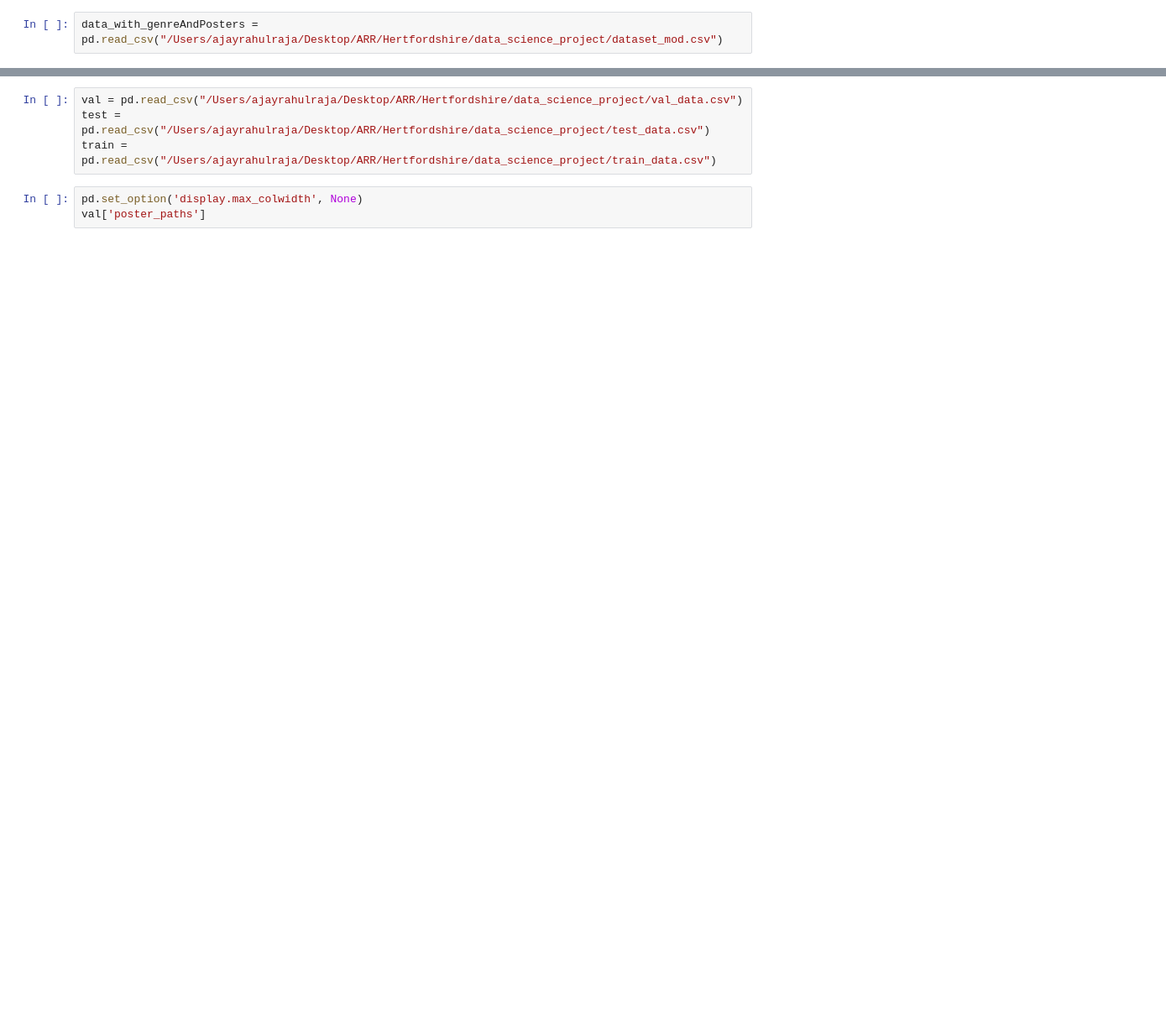
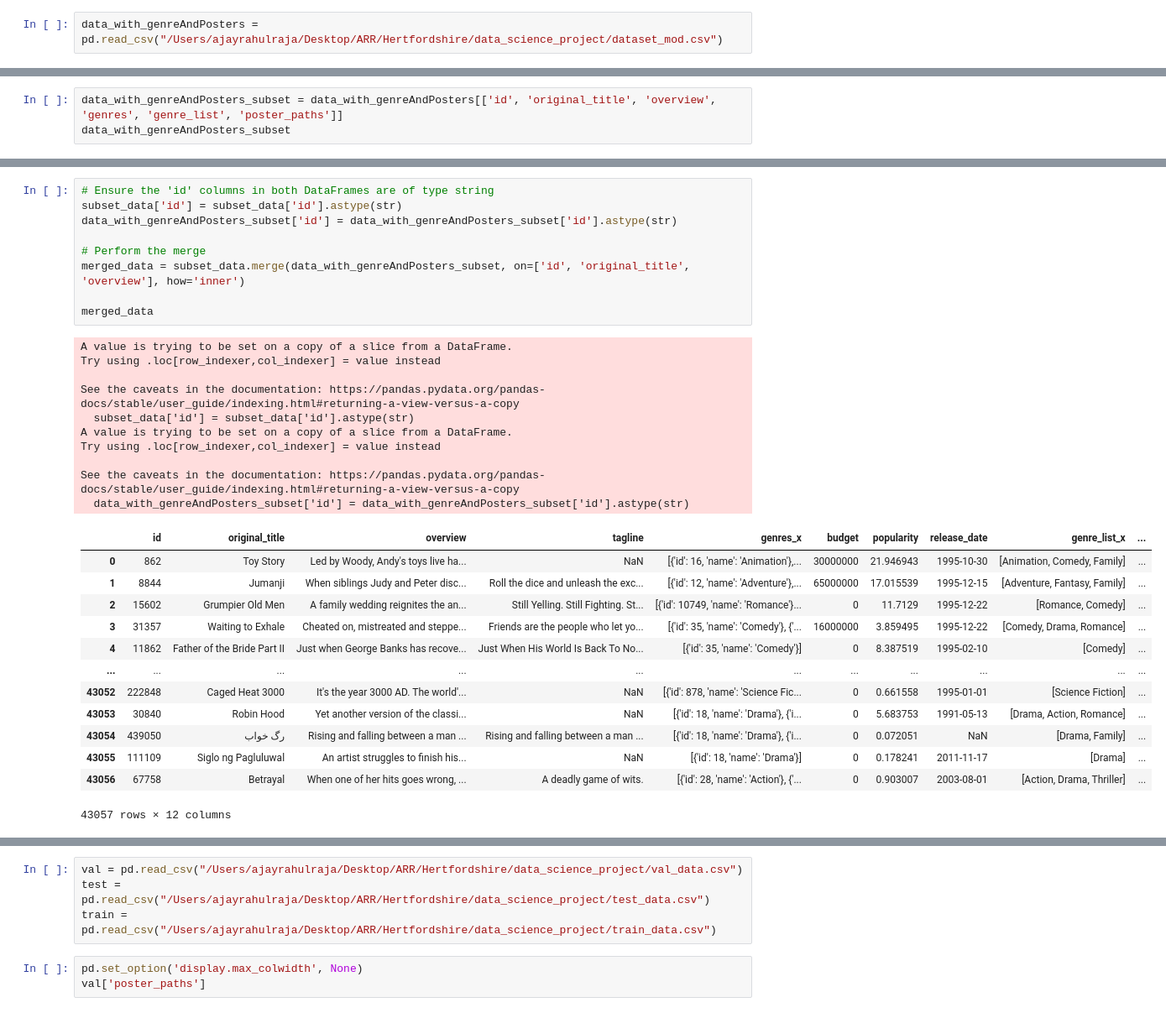
Before and after one commit to AjayRahulRaja/data_science_project, a Jupyter notebook: preprocessing.ipynb, the cells around one changed output, grey strips where cells are left out. Shown at 84% size. Cells and saved outputs as stored; diff of their text form; blank space fills up the shorter version.

```diff
--- a/preprocessing.ipynb
+++ b/preprocessing.ipynb
@@ -470,0 +447,3 @@ data_with_genreAndPosters
+# %%
+data_with_genreAndPosters_subset = data_with_genreAndPosters[['id', 'original_title', 'overview', 'genres', 'genre_list', 'poster_paths']]
+data_with_genreAndPosters_subset
@@ -470,0 +480,33 @@ data_with_genreAndPosters
+# %%
+# Ensure the 'id' columns in both DataFrames are of type string
+subset_data['id'] = subset_data['id'].astype(str)
+data_with_genreAndPosters_subset['id'] = data_with_genreAndPosters_subset['id'].astype(str)
+
+# Perform the merge
+merged_data = subset_data.merge(data_with_genreAndPosters_subset, on=['id', 'original_title', 'overview'], how='inner')
+
+merged_data
+# %% [output]
+A value is trying to be set on a copy of a slice from a DataFrame.
+Try using .loc[row_indexer,col_indexer] = value instead
+
+See the caveats in the documentation: https://pandas.pydata.org/pandas-docs/stable/user_guide/indexing.html#returning-a-view-versus-a-copy
+  subset_data['id'] = subset_data['id'].astype(str)
+A value is trying to be set on a copy of a slice from a DataFrame.
+Try using .loc[row_indexer,col_indexer] = value instead
+
+See the caveats in the documentation: https://pandas.pydata.org/pandas-docs/stable/user_guide/indexing.html#returning-a-view-versus-a-copy
+  data_with_genreAndPosters_subset['id'] = data_with_genreAndPosters_subset['id'].astype(str)
+|  | id | original_title | overview | tagline | genres_x | budget | popularity | release_date | genre_list_x | ... |
+| 0 | 862 | Toy Story | Led by Woody, Andy's toys live ha... | NaN | [{'id': 16, 'name': 'Animation'},... | 30000000 | 21.946943 | 1995-10-30 | [Animation, Comedy, Family] | ... |
+| 1 | 8844 | Jumanji | When siblings Judy and Peter disc... | Roll the dice and unleash the exc... | [{'id': 12, 'name': 'Adventure'},... | 65000000 | 17.015539 | 1995-12-15 | [Adventure, Fantasy, Family] | ... |
+| 2 | 15602 | Grumpier Old Men | A family wedding reignites the an... | Still Yelling. Still Fighting. St... | [{'id': 10749, 'name': 'Romance'}... | 0 | 11.7129 | 1995-12-22 | [Romance, Comedy] | ... |
+| 3 | 31357 | Waiting to Exhale | Cheated on, mistreated and steppe... | Friends are the people who let yo... | [{'id': 35, 'name': 'Comedy'}, {'... | 16000000 | 3.859495 | 1995-12-22 | [Comedy, Drama, Romance] | ... |
+| 4 | 11862 | Father of the Bride Part II | Just when George Banks has recove... | Just When His World Is Back To No... | [{'id': 35, 'name': 'Comedy'}] | 0 | 8.387519 | 1995-02-10 | [Comedy] | ... |
+| ... | ... | ... | ... | ... | ... | ... | ... | ... | ... | ... |
+| 43052 | 222848 | Caged Heat 3000 | It's the year 3000 AD. The world'... | NaN | [{'id': 878, 'name': 'Science Fic... | 0 | 0.661558 | 1995-01-01 | [Science Fiction] | ... |
+| 43053 | 30840 | Robin Hood | Yet another version of the classi... | NaN | [{'id': 18, 'name': 'Drama'}, {'i... | 0 | 5.683753 | 1991-05-13 | [Drama, Action, Romance] | ... |
+| 43054 | 439050 | رگ خواب | Rising and falling between a man ... | Rising and falling between a man ... | [{'id': 18, 'name': 'Drama'}, {'i... | 0 | 0.072051 | NaN | [Drama, Family] | ... |
+| 43055 | 111109 | Siglo ng Pagluluwal | An artist struggles to finish his... | NaN | [{'id': 18, 'name': 'Drama'}] | 0 | 0.178241 | 2011-11-17 | [Drama] | ... |
+| 43056 | 67758 | Betrayal | When one of her hits goes wrong, ... | A deadly game of wits. | [{'id': 28, 'name': 'Action'}, {'... | 0 | 0.903007 | 2003-08-01 | [Action, Drama, Thriller] | ... |
+43057 rows × 12 columns
```
Also changed, not shown: parts of 25 cells of this notebook.
